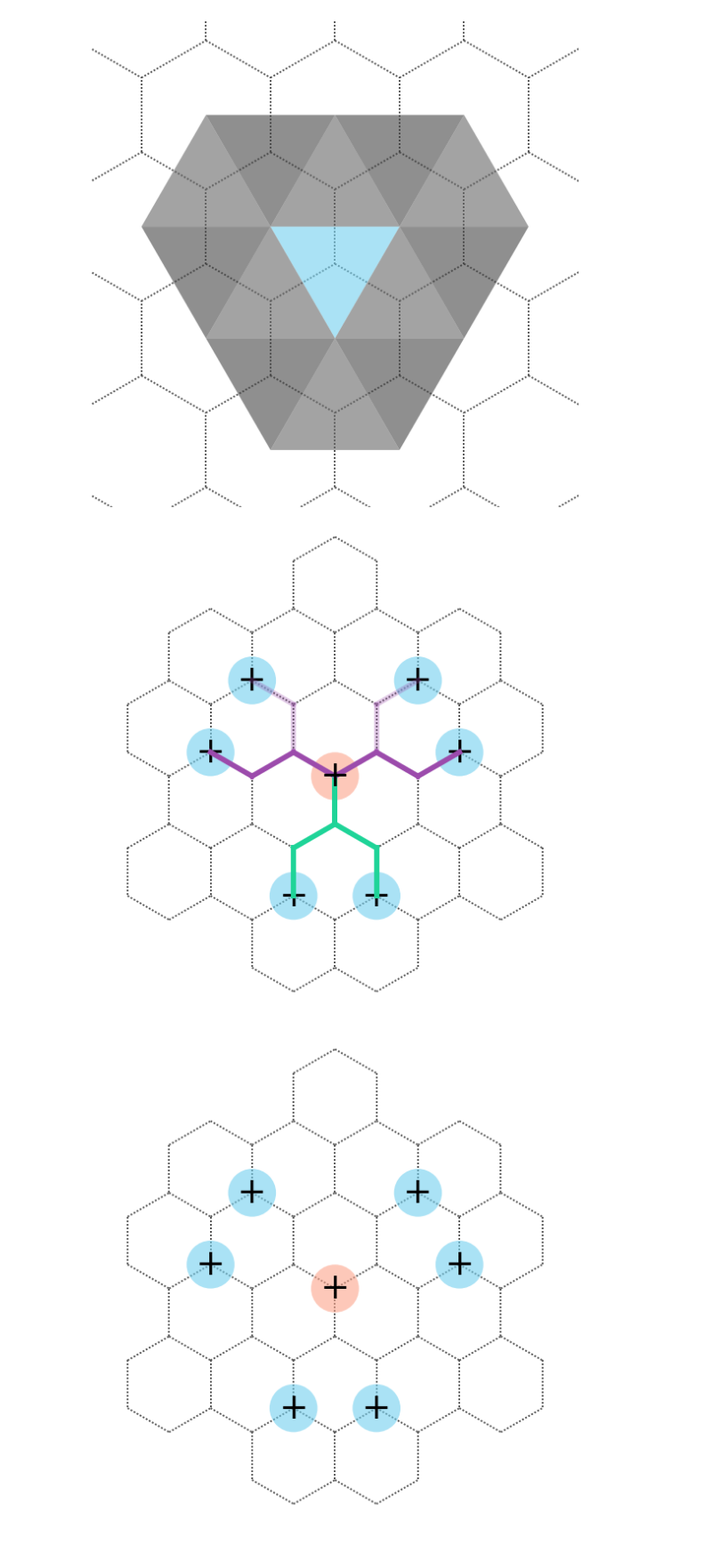
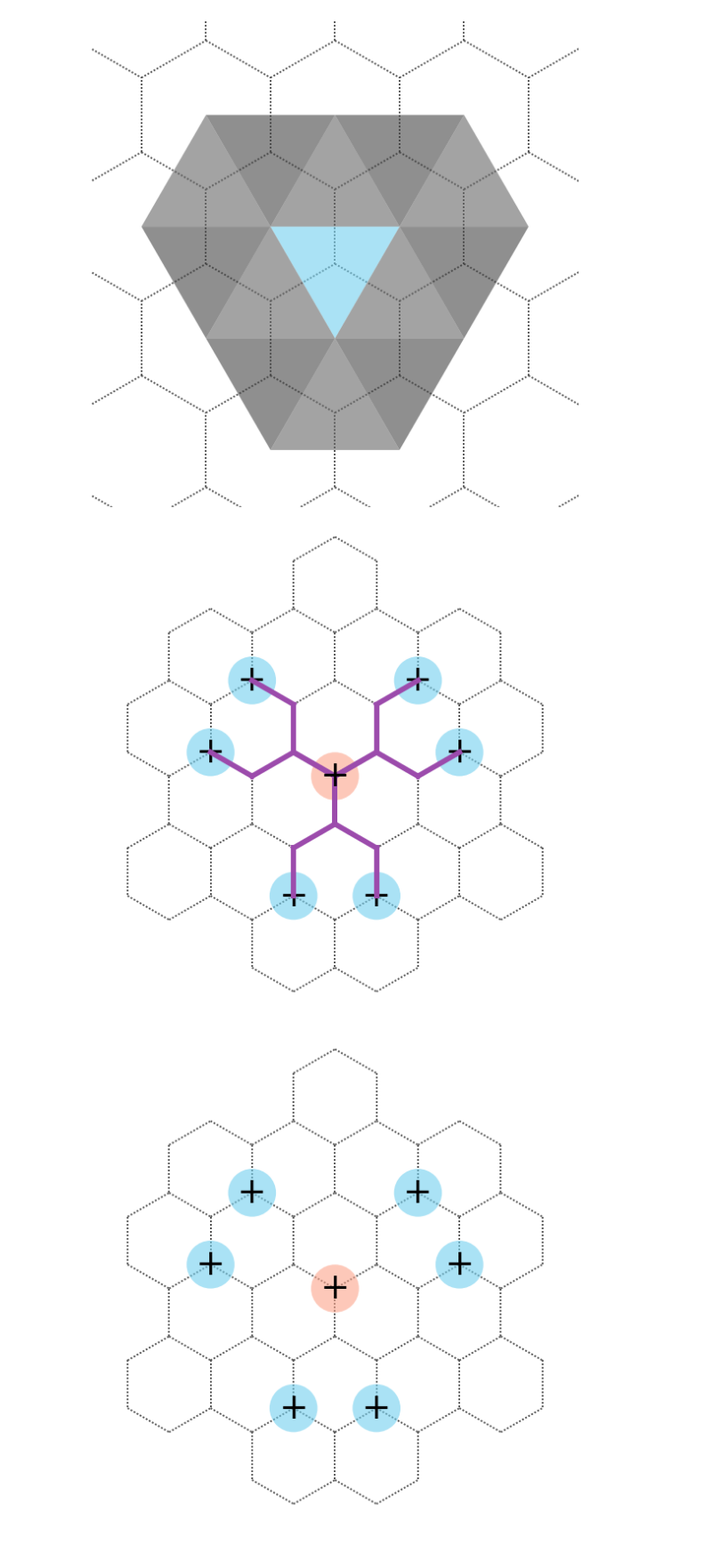
Before and after one commit to KimGroup/trimer-tbg, a Jupyter notebook: diagrams-Copy2.ipynb, the cells around one changed output. Shown at 89% size. Drawn from its saved outputs; the diff is of its cells as text; code cells hidden in the pictures.

```diff
--- a/diagrams-Copy2.ipynb
+++ b/diagrams-Copy2.ipynb
@@ -3,7 +3,7 @@
 from hexalattice.hexalattice import *
 import matplotlib.pyplot as plt
 
-base_dir = "/mnt/c/Users/kz/Pictures/tbg/"
+base_dir = "/mnt/z/Users/Kevin/Pictures/tbg/"
 # %%
 inverse_lattice = 6/180 * np.pi
 
@@ -387,38 +387,38 @@ def adddowntri(xy, color, name):
 def adduptri(xy, color, name):
     xy = (
         (xy[0] + 1/2) * np.sqrt(3) * latticeconstant + xy[1] * np.sqrt(3) * latticeconstant / 2,
         xy[1] * np.sqrt(3) * latticeconstant * np.sqrt(3) / 2 - latticeconstant / 2
     )
     ax.add_patch(mpatches.Circle(xy, radius=latticeconstant/2, facecolor=color))
 
     ax.text(xy[0], xy[1], name + "", fontsize=40, horizontalalignment='center', verticalalignment='center', zorder=1)
 
 adddowntri((0, 0), to_rgba(colorAB, trialpha), "+")
 adduptri((-1, 2), to_rgba(colorBA, trialpha), "+")
 adduptri((-2, 2), to_rgba(colorBA, trialpha), "+")
 adduptri((1, 0), to_rgba(colorBA, trialpha), "+")
 adduptri((-2, 0), to_rgba(colorBA, trialpha), "+")
 adduptri((1, -1), to_rgba(colorBA, trialpha), "+")
 adduptri((-1, -1), to_rgba(colorBA, trialpha), "+")
 
 j4bondline((0, 0), (1, 0))
 j4bondline((0, 0), (-2, 0))
-j4bondline((0, 0), (-1, 2), color=to_rgba(color3, 1))
-j4bondline((0, 0), (-2, 2), color=to_rgba(color3, 1))
-j4bondline((0, 0), (1, -1), color=to_rgba(color4, 0.3))
-j4bondline((0, 0), (-1, -1), color=to_rgba(color4, 0.3))
+j4bondline((0, 0), (-1, 2), color=to_rgba(color4, 1))
+j4bondline((0, 0), (-2, 2), color=to_rgba(color4, 1))
+j4bondline((0, 0), (1, -1), color=to_rgba(color4, 1))
+j4bondline((0, 0), (-1, -1), color=to_rgba(color4, 1))
 
 
 ax.axis('off')
 ax.set_aspect('equal')
 draw_duallattice()
 #draw_hexalattice()
 plt.tight_layout()
 ax.invert_yaxis()
 plt.savefig(base_dir + "j4hex.png", dpi=100)
 plt.savefig(base_dir + "j4hex.svg", dpi=100)
 # %% [output]
-[figure, old version]
+[figure, new version]
 # %%
 fig, ax = plt.subplots(1, 1, figsize=[8, 8])
 ax.set_xlim([-28, 28])
```
Also changed, not shown: 10 other files.
